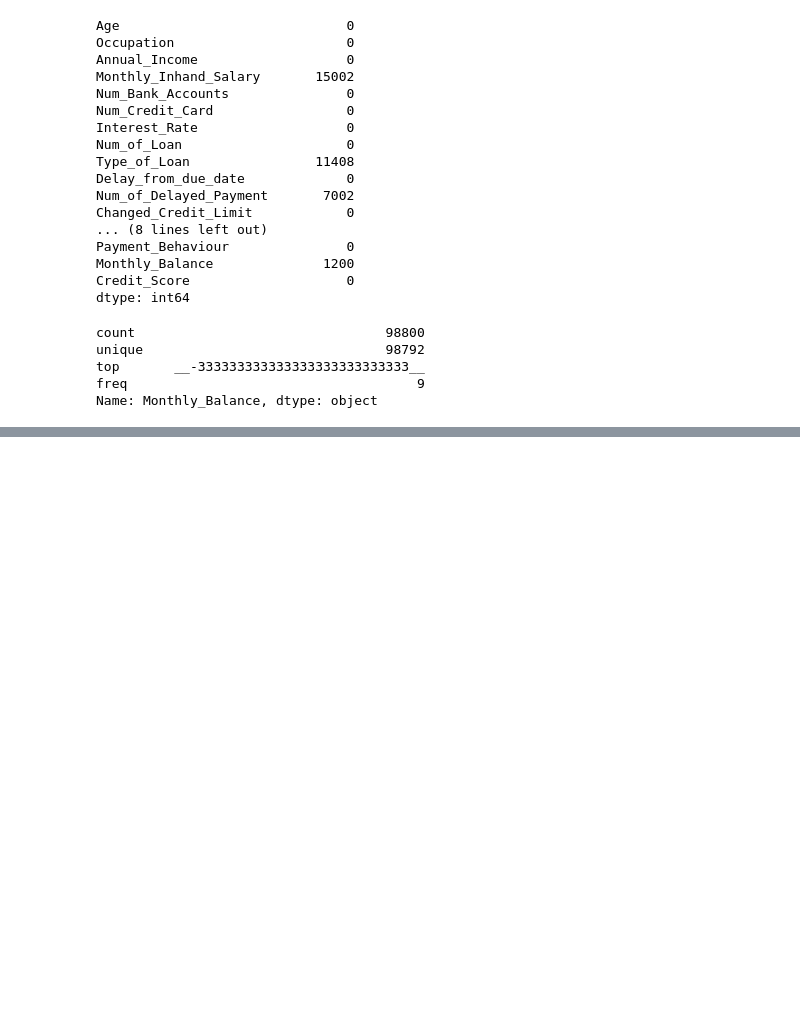
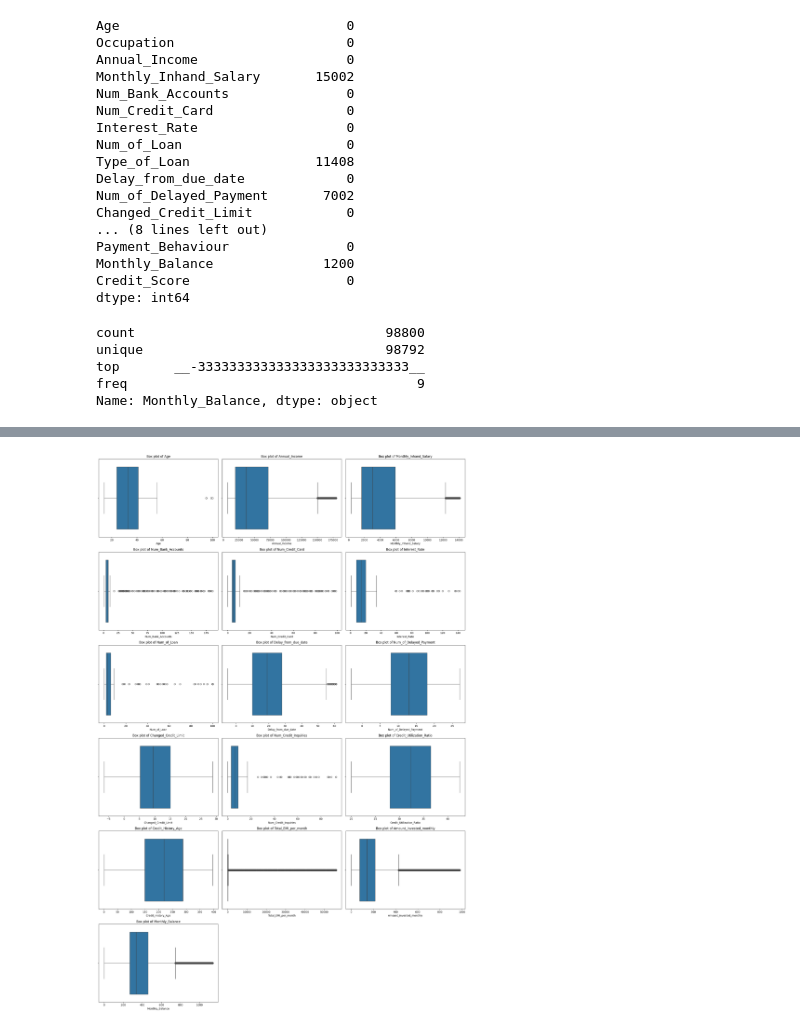
Before and after one commit to rajat184/ML_project, a Jupyter notebook: project.ipynb, the cells around one changed output, grey strips where cells are left out. Drawn from its saved outputs; the diff is of its cells as text; code cells hidden in the pictures; blank space fills up the shorter version.

```diff
--- a/project.ipynb
+++ b/project.ipynb
@@ -293,0 +456,47 @@ Name: Num_Credit_Inquiries, dtype: float64
+# %%
+#remove outliars from all numeric columns
+for column in numeric_columns:
+    upper_limit = train_df[column].quantile(0.99)
+    train_df[column] = train_df[column].clip(upper=upper_limit)
+# %%
+# removing huge outliars
+train_df = train_df[(train_df["Age"] <= 100) & (train_df["Age"] >= 0)]
+train_df = train_df[(train_df["Interest_Rate"] < 145)]
+train_df=train_df[(train_df['Num_Bank_Accounts'] >0) & (train_df['Num_Bank_Accounts'] < 190)]
+train_df = train_df[(train_df["Num_of_Loan"] < 150)]
+train_df = train_df[(train_df["Num_of_Delayed_Payment"] < 100)]
+train_df = train_df[(train_df["Num_Credit_Inquiries"] < 100)]
+train_df = train_df[(train_df["Num_Credit_Card"] < 100)]
+# %%
+import numpy as np
+import pandas as pd
+import seaborn as sns
+import matplotlib.pyplot as plt
+
+# Assuming train_df is already defined
+# Select all numeric columns
+numeric_columns = train_df.select_dtypes(include=[np.number]).columns.tolist()
+
+# Determine the number of rows and columns for the subplots
+num_columns = len(numeric_columns)
+num_rows = (num_columns + 2) // 3  # Adjust the number of columns per row as needed
+
+# Create subplots for each numeric column
+fig, axes = plt.subplots(nrows=num_rows, ncols=3, figsize=(20, 5 * num_rows))
+
+# Flatten the axes array for easy iteration
+axes = axes.flatten()
+
+# Plot each numeric column in a separate subplot
+for i, column in enumerate(numeric_columns):
+    sns.boxplot(x=train_df[column], ax=axes[i])
+    axes[i].set_title(f"Box plot of {column}")
+
+# Remove any unused subplots
+for j in range(i + 1, len(axes)):
+    fig.delaxes(axes[j])
+
+plt.tight_layout()
+plt.show()
+# %% [output]
+[figure, added]
```
Also changed, not shown: parts of 33 cells of this notebook.
